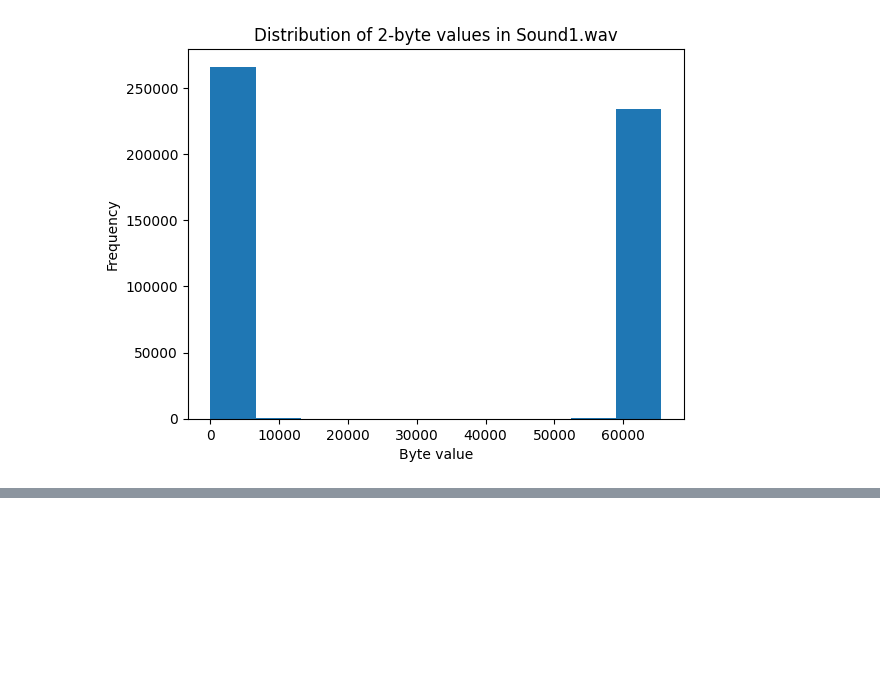
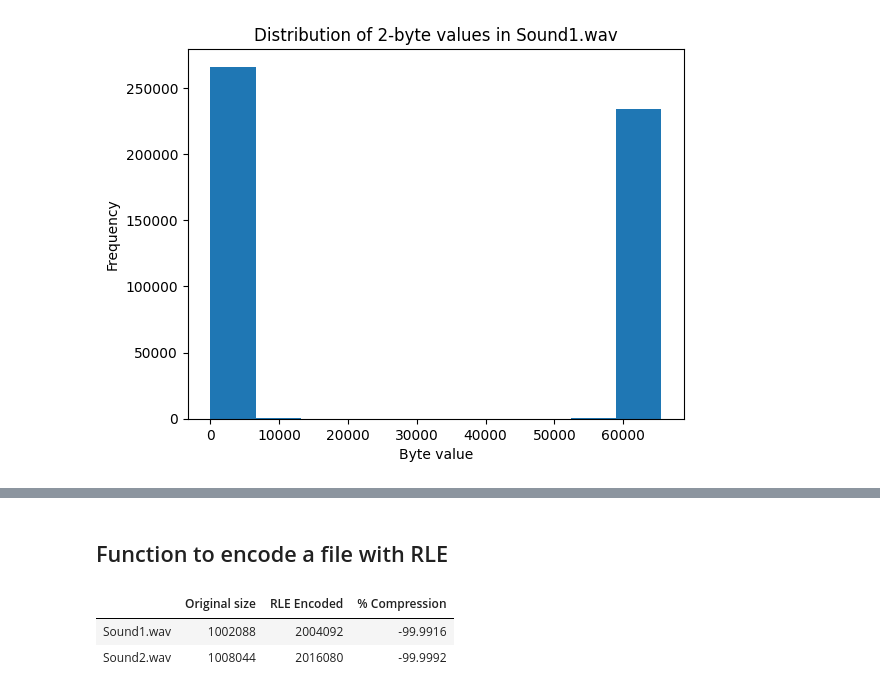
Before and after one commit to plashchynski/cm3065_uol_isp_final, a Jupyter notebook: Exercise 2/Exercise 2.ipynb, the cells around one changed output, grey strips where cells are left out. Saved outputs shown, nothing was run; the diff lists cells and outputs as text; code cells hidden in the pictures; blank space fills up the shorter version.

```diff
--- a/Exercise 2/Exercise 2.ipynb
+++ b/Exercise 2/Exercise 2.ipynb
@@ -283,0 +314,2 @@ It has a similar distribution as the original dataset. This is probably because
+# %% [markdown]
+## Function to encode a file with RLE
@@ -283,0 +347,35 @@ It has a similar distribution as the original dataset. This is probably because
+# %%
+FILES = ["Sound1.wav", "Sound2.wav"]
+
+table_data = []
+
+for file in FILES:
+    sample_name = os.path.splitext(os.path.basename(file))[0]
+
+    # use .rle extension for RLE encoded files
+    original_size = os.path.getsize(file)
+    output_file_name = sample_name + '_Enc.rle'
+
+    # Encode the file
+    encode_file_rle(file, output_file_name)
+    encoded_size = os.path.getsize(output_file_name)
+
+    # Decode the file
+    decoded_output_file_name = sample_name + '_Enc_Dec.wav'
+    decoded_file_rle(output_file_name, decoded_output_file_name)
+
+    # Check if the decoded file is the same as the original file
+    assert is_files_equal(file, decoded_output_file_name)
+
+    # Calculate compression percentage for k = 4 and k = 2
+    compression_percentage = (1 - encoded_size / original_size) * 100
+
+    # Save the results
+    table_data.append([file, original_size, encoded_size, compression_percentage])
+# %%
+table = tabulate.tabulate(table_data,  tablefmt='html', headers=["", "Original size", "RLE Encoded", "% Compression",])
+table
+# %% [output]
+|  | Original size | RLE Encoded | % Compression |
+| Sound1.wav | 1002088 | 2004092 | -99.9916 |
+| Sound2.wav | 1008044 | 2016080 | -99.9992 |
```
Also changed, not shown: parts of 9 cells of this notebook, 1 other file.
